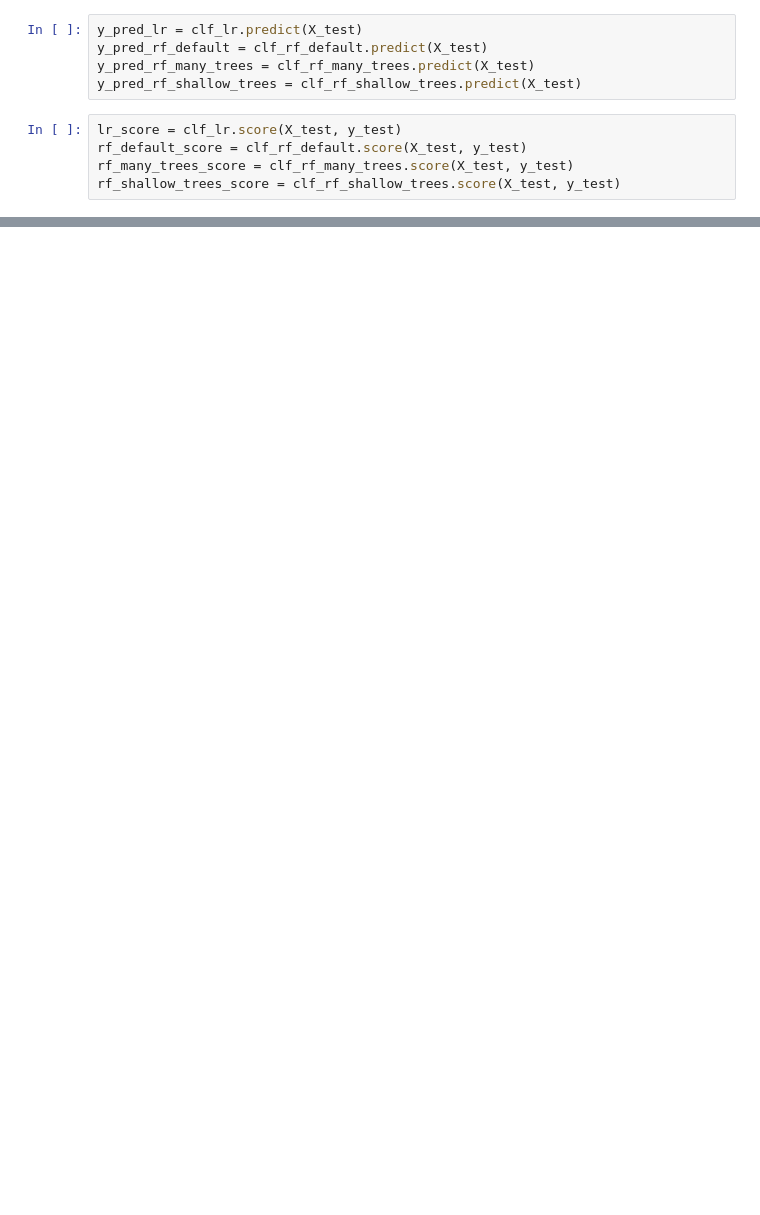
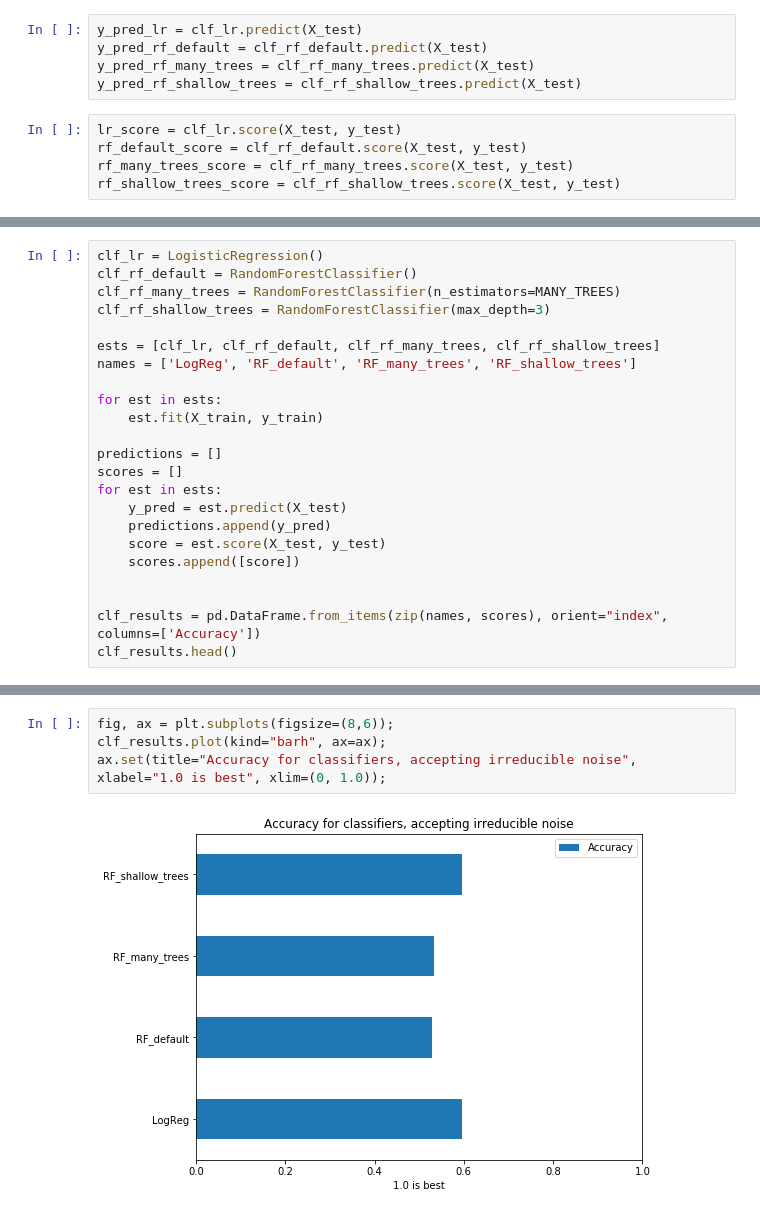
Before and after one commit to ianozsvald/data_science_delivered, a Jupyter notebook: ml_noisy_linear_signal_with_linear_and_randomforest_models.ipynb, the cells around one changed output, grey strips where cells are left out. Drawn from its saved outputs; the diff is of its cells as text; blank space fills up the shorter version.

```diff
--- a/ml_noisy_linear_signal_with_linear_and_randomforest_models.ipynb
+++ b/ml_noisy_linear_signal_with_linear_and_randomforest_models.ipynb
@@ -210,0 +215,23 @@ ax.set(title="Accuracy for classifiers, accepting irreducible noise", xlabel="1.
+# %%
+clf_lr = LogisticRegression()
+clf_rf_default = RandomForestClassifier()
+clf_rf_many_trees = RandomForestClassifier(n_estimators=MANY_TREES)
+clf_rf_shallow_trees = RandomForestClassifier(max_depth=3)
+
+ests = [clf_lr, clf_rf_default, clf_rf_many_trees, clf_rf_shallow_trees]
+names = ['LogReg', 'RF_default', 'RF_many_trees', 'RF_shallow_trees']
+
+for est in ests:
+    est.fit(X_train, y_train)
+
+predictions = []
+scores = []
+for est in ests:
+    y_pred = est.predict(X_test)
+    predictions.append(y_pred)
+    score = est.score(X_test, y_test)
+    scores.append([score])
+
+
+clf_results = pd.DataFrame.from_items(zip(names, scores), orient="index", columns=['Accuracy'])
+clf_results.head()
@@ -210,0 +244,6 @@ ax.set(title="Accuracy for classifiers, accepting irreducible noise", xlabel="1.
+# %%
+fig, ax = plt.subplots(figsize=(8,6));
+clf_results.plot(kind="barh", ax=ax);
+ax.set(title="Accuracy for classifiers, accepting irreducible noise", xlabel="1.0 is best", xlim=(0, 1.0));
+# %% [output]
+[figure, added]
```
Also changed, not shown: parts of 11 cells of this notebook.
